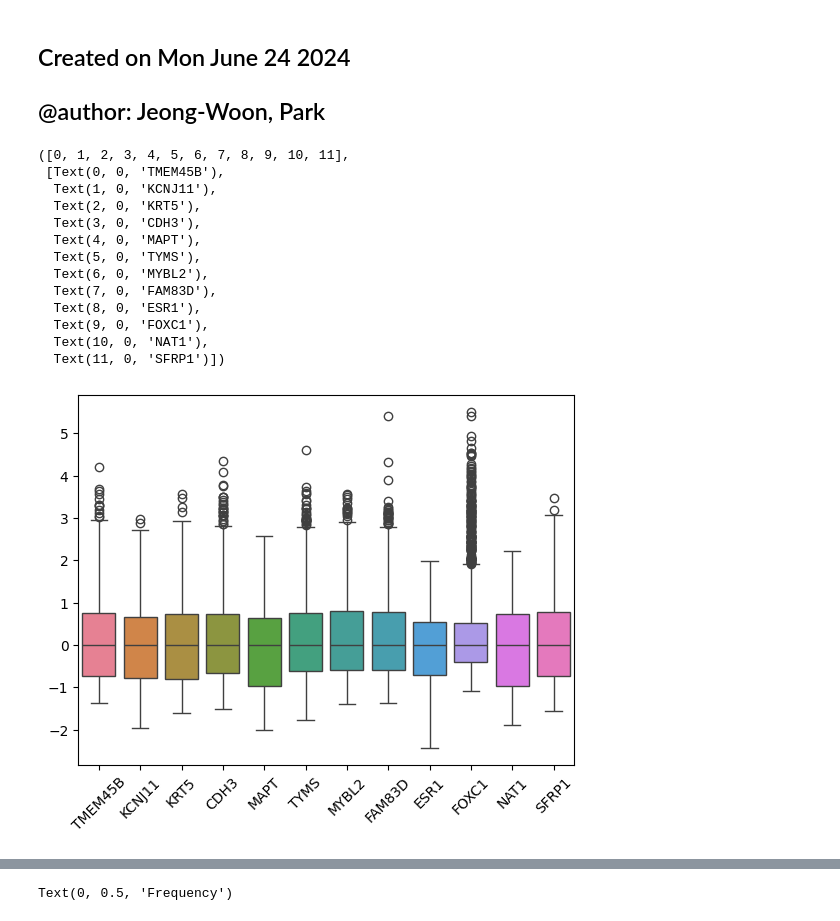
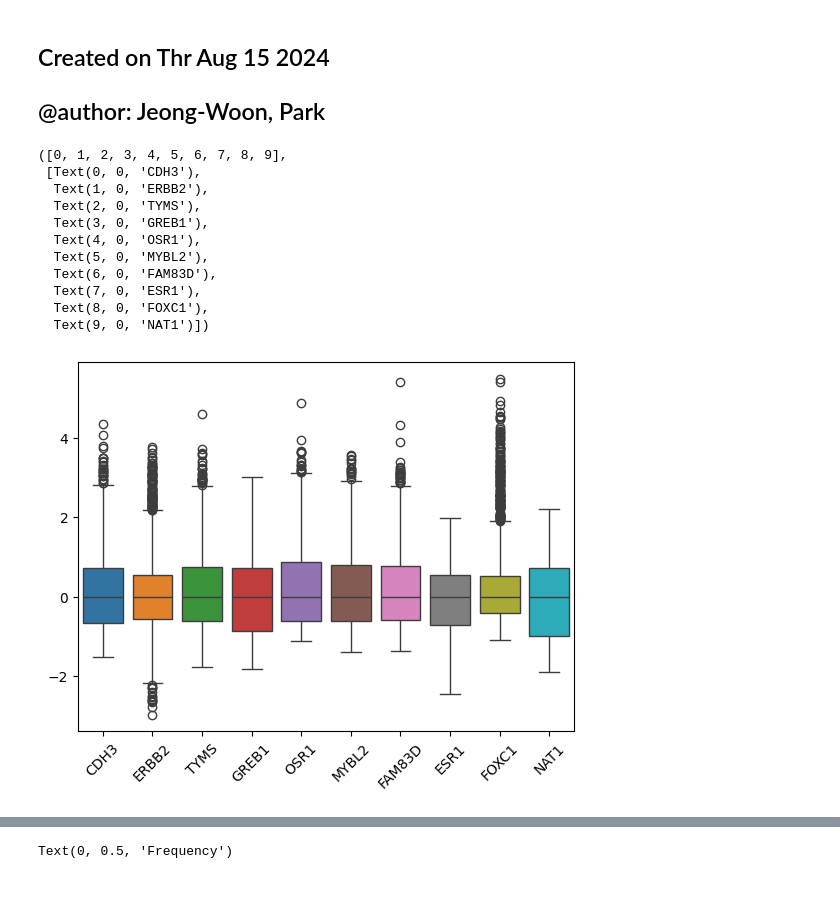
Before and after one commit to jeong2624/ML_BRCA-subtype, a Jupyter notebook: Classifier/Naive_Bayes.ipynb, the cells around one changed output, grey strips where cells are left out. Drawn from its saved outputs; the diff is of its cells as text; code cells hidden in the pictures; blank space fills up the shorter version.

```diff
--- a/Classifier/Naive_Bayes.ipynb
+++ b/Classifier/Naive_Bayes.ipynb
@@ -1,5 +1,5 @@
 # %% [markdown]
-## Created on Mon June 24 2024
+## Created on Thr Aug 15 2024
 
 ## @author: Jeong-Woon, Park
 # %%
@@ -11,28 +11,24 @@ import warnings
 warnings.filterwarnings('ignore')
 # %%
 # Load X_train gene expression dataset.
-X_train = pd.read_csv("/home/wjddns037/Code/Project_code/X_train_feature_select.csv", sep = "\t")
-X_train.index = X_train.loc[:, "Unnamed: 0"].tolist()
-X_train = X_train.drop(columns = ["Unnamed: 0"])
+X_train = pd.read_csv("X_train_feature_select.csv", sep = "\t", index_col = "Unnamed: 0")
 
 # Feature distritubion after normalization (Train)
 plt.rcdefaults()
 sns.boxplot(X_train)
 plt.xticks(rotation = 45)
 # %% [output]
-([0, 1, 2, 3, 4, 5, 6, 7, 8, 9, 10, 11],
- [Text(0, 0, 'TMEM45B'),
-  Text(1, 0, 'KCNJ11'),
-  Text(2, 0, 'KRT5'),
-  Text(3, 0, 'CDH3'),
-  Text(4, 0, 'MAPT'),
-  Text(5, 0, 'TYMS'),
-  Text(6, 0, 'MYBL2'),
-  Text(7, 0, 'FAM83D'),
-  Text(8, 0, 'ESR1'),
-  Text(9, 0, 'FOXC1'),
-  Text(10, 0, 'NAT1'),
-  Text(11, 0, 'SFRP1')])
+([0, 1, 2, 3, 4, 5, 6, 7, 8, 9],
+ [Text(0, 0, 'CDH3'),
+  Text(1, 0, 'ERBB2'),
+  Text(2, 0, 'TYMS'),
+  Text(3, 0, 'GREB1'),
+  Text(4, 0, 'OSR1'),
+  Text(5, 0, 'MYBL2'),
+  Text(6, 0, 'FAM83D'),
+  Text(7, 0, 'ESR1'),
+  Text(8, 0, 'FOXC1'),
+  Text(9, 0, 'NAT1')])
-[figure, old version]
+[figure, new version]
 # %%
 # Load X_test gene expression dataset.
```
Also changed, not shown: parts of 21 cells of this notebook.
